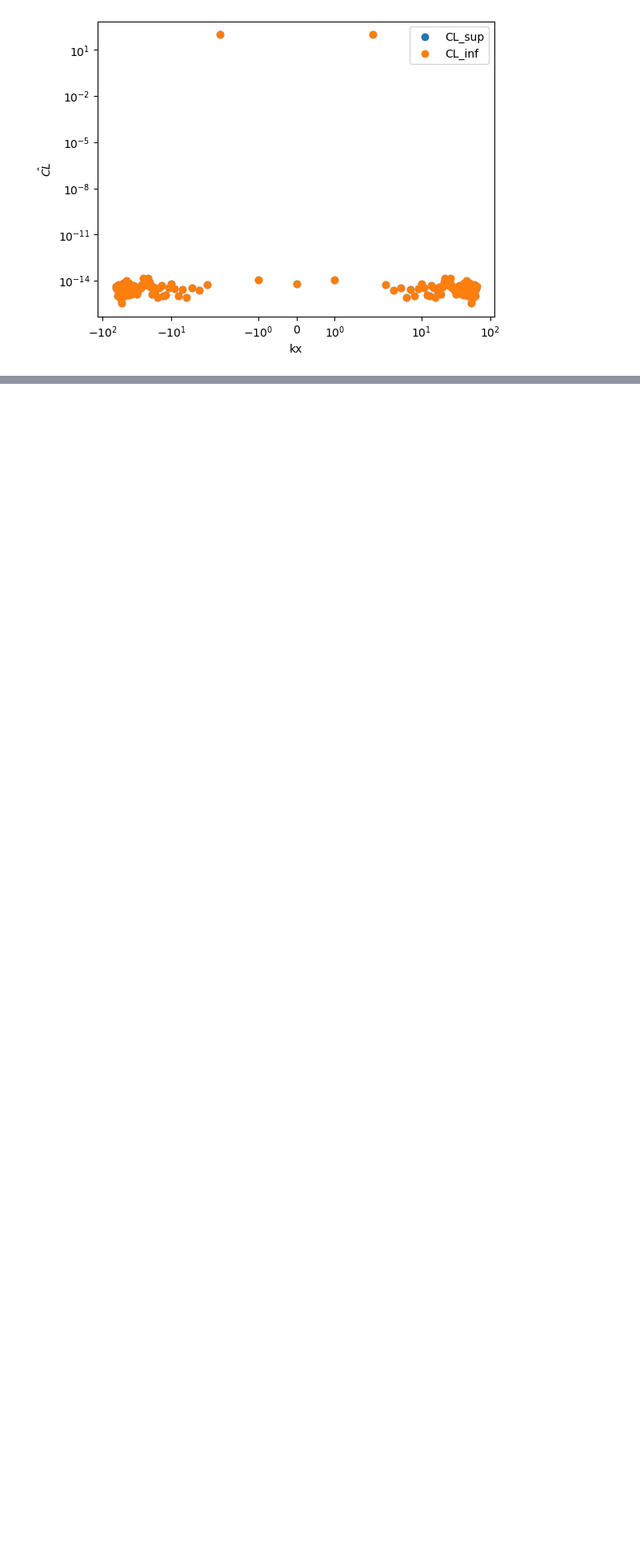
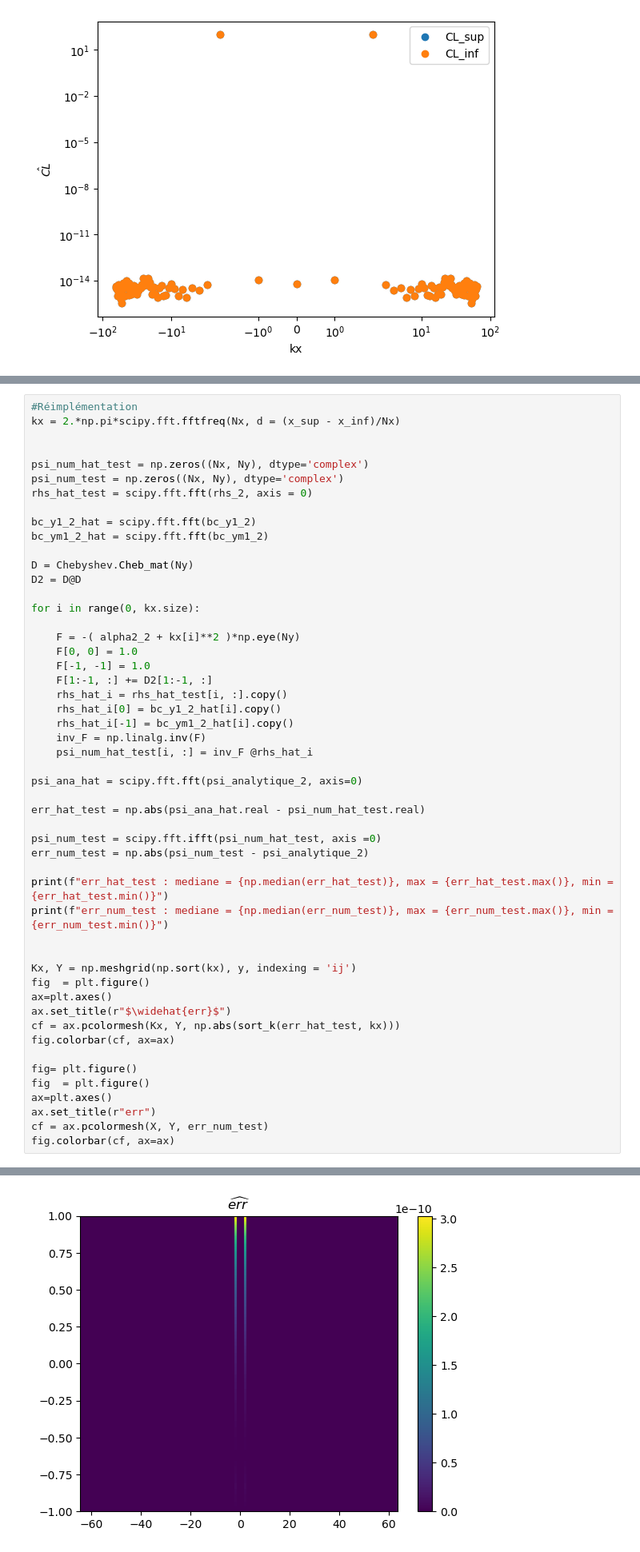
Before and after one commit to personne30003/pyTQG, a Jupyter notebook: Proto_notebooks/Channel_Helmholtz_solver.ipynb, the cells around one changed output, grey strips where cells are left out. Shown at 80% size. Saved outputs shown, nothing was run; the diff lists cells and outputs as text; blank space fills up the shorter version.

```diff
--- a/Proto_notebooks/Channel_Helmholtz_solver.ipynb
+++ b/Proto_notebooks/Channel_Helmholtz_solver.ipynb
@@ -369,0 +631,52 @@ CL_sup_hat.min()
+# %%
+#Réimplémentation
+kx = 2.*np.pi*scipy.fft.fftfreq(Nx, d = (x_sup - x_inf)/Nx)
+
+
+psi_num_hat_test = np.zeros((Nx, Ny), dtype='complex')
+psi_num_test = np.zeros((Nx, Ny), dtype='complex')
+rhs_hat_test = scipy.fft.fft(rhs_2, axis = 0)
+
+bc_y1_2_hat = scipy.fft.fft(bc_y1_2)
+bc_ym1_2_hat = scipy.fft.fft(bc_ym1_2)
+
+D = Chebyshev.Cheb_mat(Ny)
+D2 = D@D
+
+for i in range(0, kx.size):
+
+    F = -( alpha2_2 + kx[i]**2 )*np.eye(Ny)
+    F[0, 0] = 1.0
+    F[-1, -1] = 1.0
+    F[1:-1, :] += D2[1:-1, :]
+    rhs_hat_i = rhs_hat_test[i, :].copy()
+    rhs_hat_i[0] = bc_y1_2_hat[i].copy()
+    rhs_hat_i[-1] = bc_ym1_2_hat[i].copy()
+    inv_F = np.linalg.inv(F)
+    psi_num_hat_test[i, :] = inv_F @rhs_hat_i
+
+psi_ana_hat = scipy.fft.fft(psi_analytique_2, axis=0)
+
+err_hat_test = np.abs(psi_ana_hat.real - psi_num_hat_test.real)
+
+psi_num_test = scipy.fft.ifft(psi_num_hat_test, axis =0)
+err_num_test = np.abs(psi_num_test - psi_analytique_2)
+
+print(f"err_hat_test : mediane = {np.median(err_hat_test)}, max = {err_hat_test.max()}, min = {err_hat_test.min()}")
+print(f"err_num_test : mediane = {np.median(err_num_test)}, max = {err_num_test.max()}, min = {err_num_test.min()}")
+
+
+Kx, Y = np.meshgrid(np.sort(kx), y, indexing = 'ij')
+fig  = plt.figure()
+ax=plt.axes()
+ax.set_title(r"$\widehat{err}$")
+cf = ax.pcolormesh(Kx, Y, np.abs(sort_k(err_hat_test, kx)))
+fig.colorbar(cf, ax=ax)
+
+fig= plt.figure()
+fig  = plt.figure()
+ax=plt.axes()
+ax.set_title(r"err")
+cf = ax.pcolormesh(X, Y, err_num_test)
+fig.colorbar(cf, ax=ax)
+# %% [output]
@@ -369,0 +686 @@ CL_sup_hat.min()
+[figure, added]
```
Also changed, not shown: parts of 19 cells of this notebook, 1 other file.
